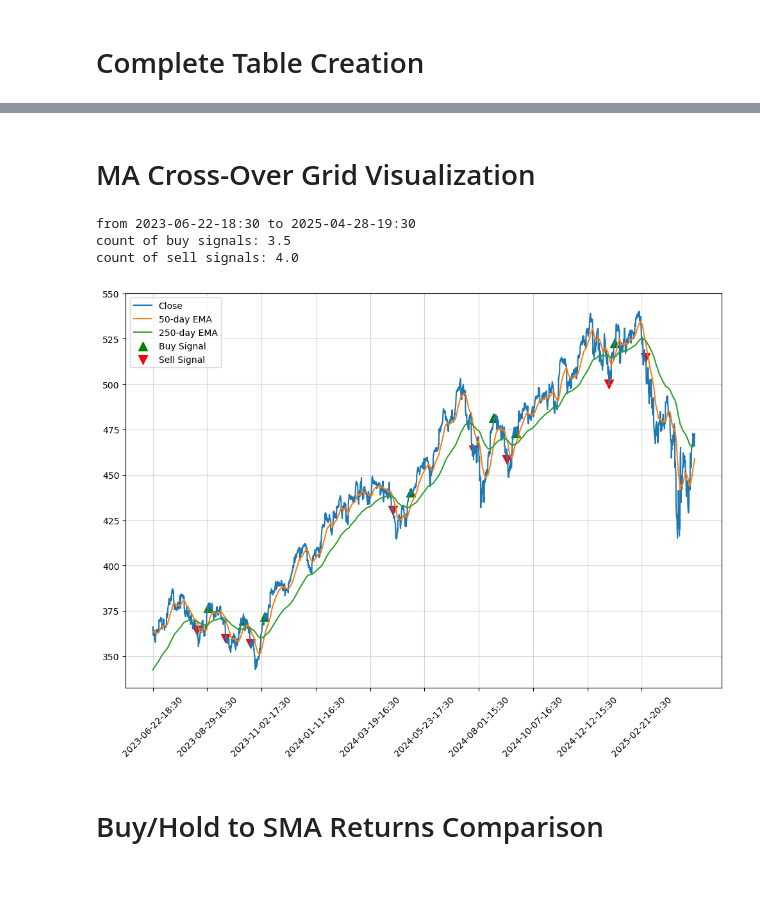
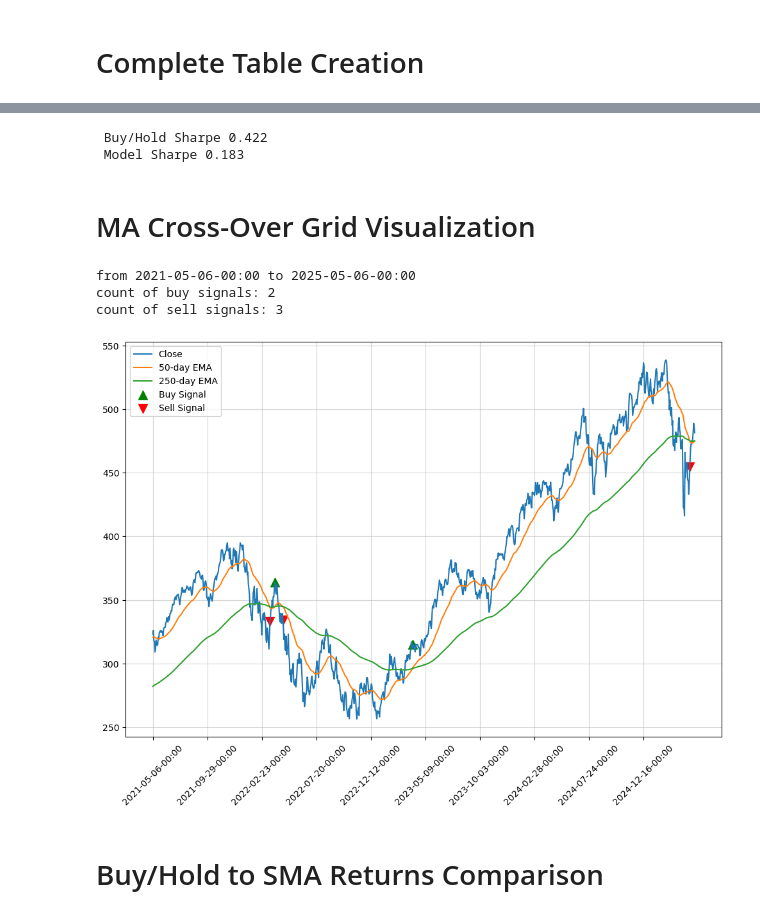
Before and after one commit to FilBillions/exp_moving_avg, a Jupyter notebook: Simple_EMA.ipynb, the cells around one changed output, grey strips where cells are left out. Cells and saved outputs as stored; diff of their text form; code cells hidden in the pictures; blank space fills up the shorter version.

```diff
--- a/Simple_EMA.ipynb
+++ b/Simple_EMA.ipynb
@@ -27,6 +14,6 @@ YF.download() has changed argument auto_adjust default to True
 # %% [markdown]
 # Complete Table Creation
 # %%
-QQQ_ema_table = ExpMovingAverageTable(QQQ, ma1 = 50, ma2 = 250)
-QQQ_ema_table.gen_table()
+test = ExpMovingAverageTable(ma1 = 50, ma2 = 250, ticker = "QQQ", start = "2020-05-08", end = str(date.today() - timedelta(1)), interval = "1d")
+test.run_algo()
 # %% [output]
@@ -47,12 +36,17 @@ QQQ_ema_table.gen_table()
+# %%
+test.sharpe()
+# %% [output]
+ Buy/Hold Sharpe 0.422
+ Model Sharpe 0.183
 # %% [markdown]
 # MA Cross-Over Grid Visualization
 # %%
-QQQ_ema_table.gen_ema_cross_visual(model_days)
+test.gen_visual()
 # %% [output]
-from 2023-06-22-18:30 to 2025-04-28-19:30
-count of buy signals: 3.5
-count of sell signals: 4.0
+from 2021-05-06-00:00 to 2025-05-06-00:00
+count of buy signals: 2
+count of sell signals: 3
-[figure, old version]
+[figure, new version]
 # %% [markdown]
 # Buy/Hold to SMA Returns Comparison
 # %%
```
Also changed, not shown: parts of 6 cells of this notebook, 3 other files.
